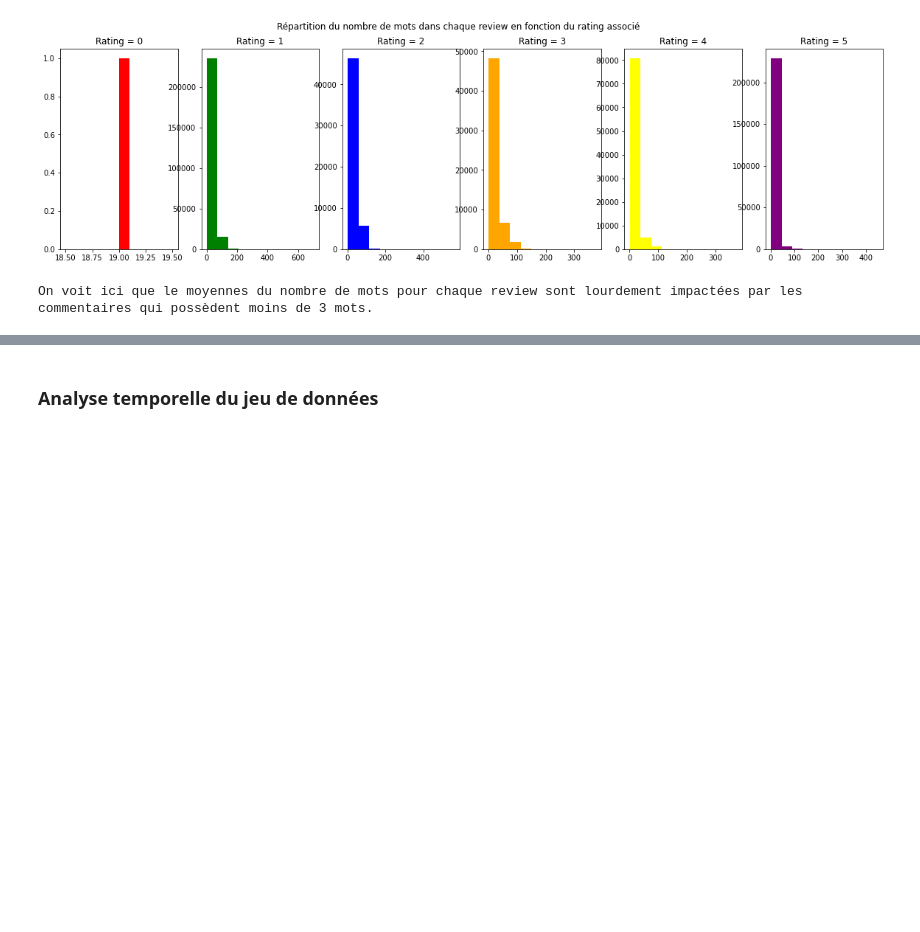
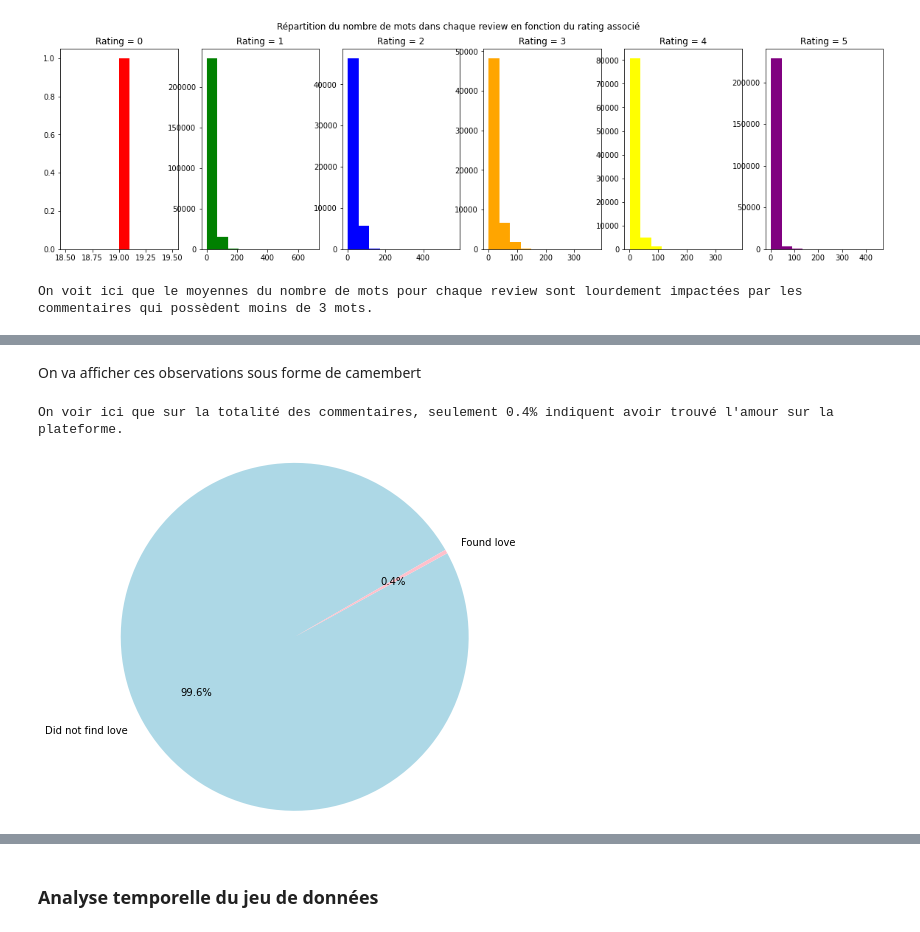
Before and after one commit to SimonCariou/text_analysis_ML, a Jupyter notebook: main.ipynb, the cells around one changed output, grey strips where cells are left out. Drawn from its saved outputs; the diff is of its cells as text; code cells hidden in the pictures; blank space fills up the shorter version.

Commit message:
Stats on people that say they found love

```diff
--- a/main.ipynb
+++ b/main.ipynb
@@ -288,0 +291,16 @@ On voit ici que le moyennes du nombre de mots pour chaque review sont lourdement
+# %%
+#Utilise une regex pour définir si un commentaire contient des mots indiquant avoir trouvé l'amour et/ou une relation.
+def checkLove(row):
+    match = re.search(r"(met|found|married).{0,20}(husband|wife|love|partner|boyfriend|girlfriend)", row, flags=re.I)
+    if match:
+        return match.group(0)
+# %%
+#On crée une nouvelle ligne contenant les reviews qui sont passées sous le filtre de regex checkLove
+df["found_love"] = df.Review.apply(checkLove)
+print(df.found_love[df.found_love.notna()])
+
+#On considère comme faux positif: une review a passé le test de regex mais que la note donnée est inférieure à 4.
+nb_found_love = len(df[(df.found_love.notna()) & (df.Rating >= 4)])
+
+print("Nombre de commentaires indiquant avoir trouvé l'amour: ", nb_found_love)
+print("En proportion du nombre total de commentaires, cela donne: ", np.round(nb_found_love/len(df), 4)*100, "%")
@@ -288,0 +322,17 @@ On voit ici que le moyennes du nombre de mots pour chaque review sont lourdement
+# %% [markdown]
+On va afficher ces observations sous forme de camembert
+# %%
+plt.gcf().set_facecolor('white')
+plt.pie(df.found_love.notna().value_counts(),
+    labels=["Did not find love", "Found love"],
+    autopct='%1.1f%%',
+    startangle=30,
+    pctdistance=0.65,
+    radius = 2,
+    colors=["lightblue", "pink"]
+);
+
+print("On voir ici que sur la totalité des commentaires, seulement 0.4% indiquent avoir trouvé l'amour sur la plateforme.")
+# %% [output]
+On voir ici que sur la totalité des commentaires, seulement 0.4% indiquent avoir trouvé l'amour sur la plateforme.
+[figure, added]
```
Also changed, not shown: parts of 5 cells of this notebook.
